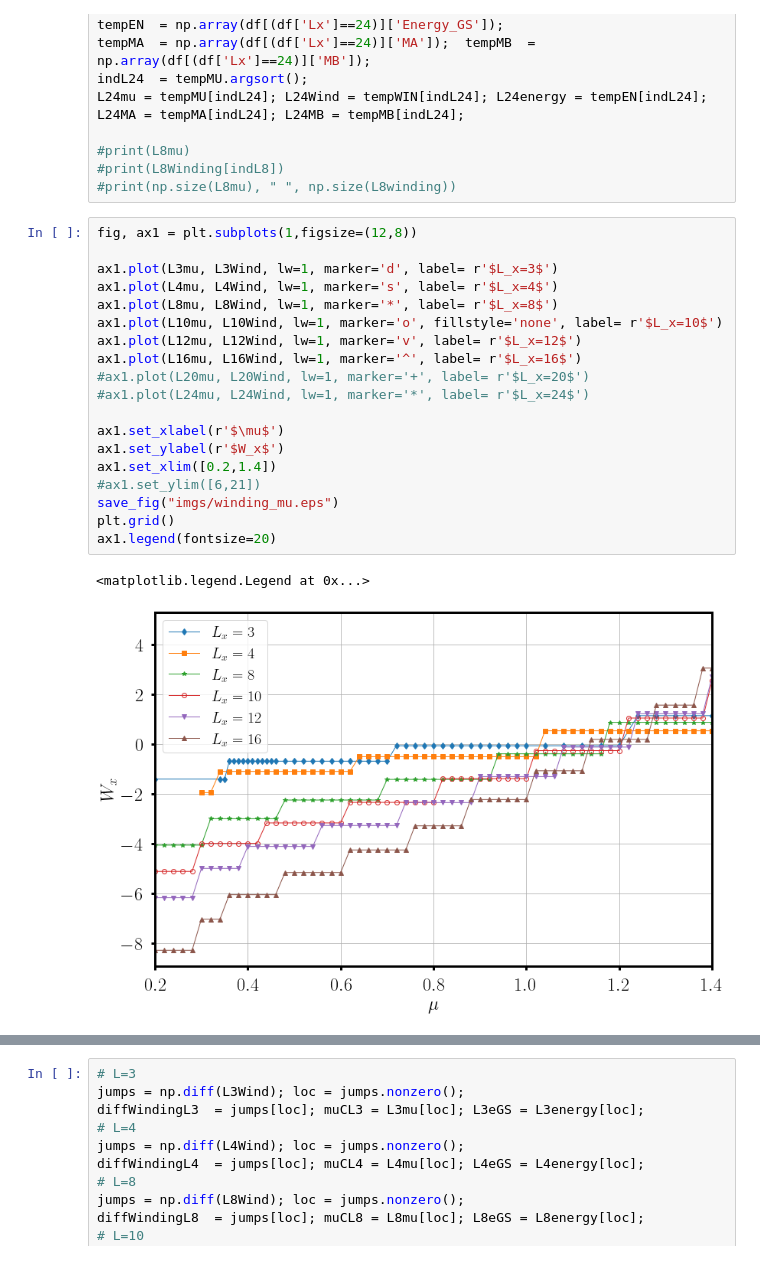
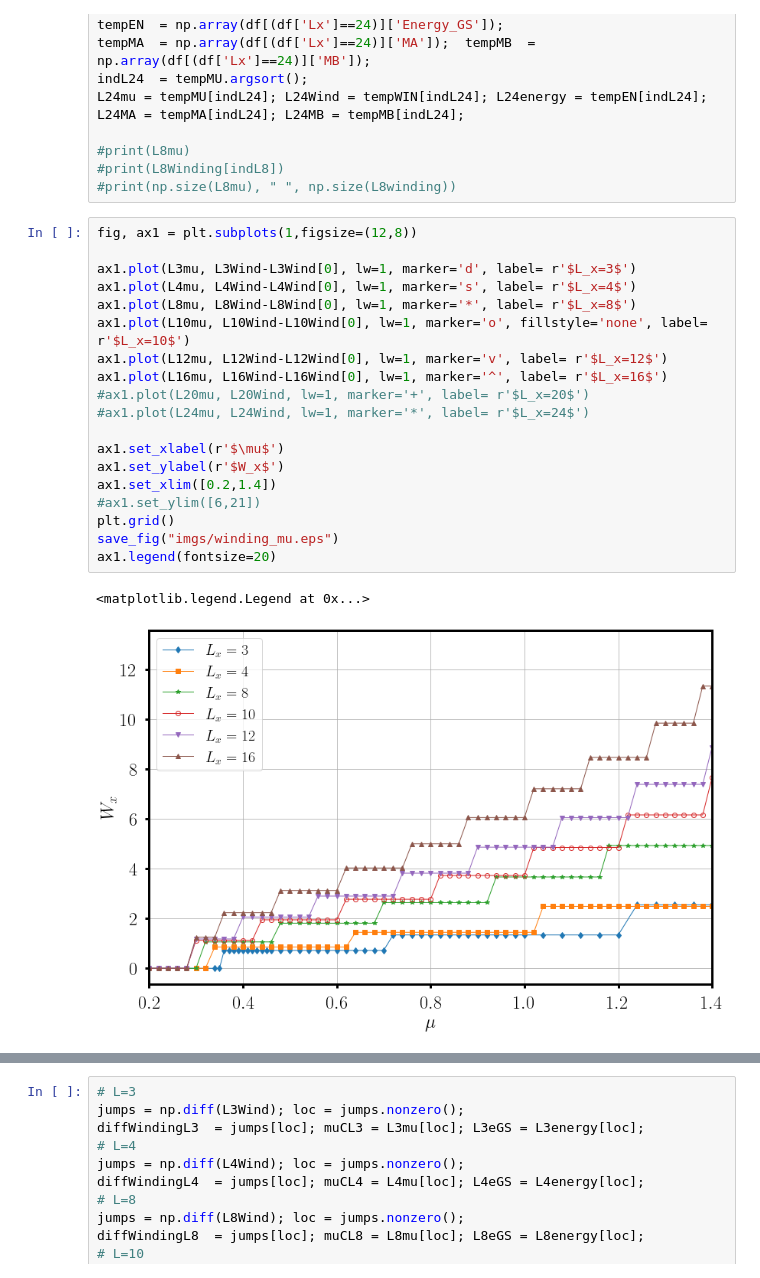
Before and after one commit to Philipp137/SquareIce, a Jupyter notebook: 06_data/DataAna_Debasish.ipynb, the cells around one changed output, grey strips where cells are left out. Cells and saved outputs as stored; diff of their text form.

Commit message:
plots

```diff
--- a/06_data/DataAna_Debasish.ipynb
+++ b/06_data/DataAna_Debasish.ipynb
@@ -127,25 +127,25 @@ L24MA = tempMA[indL24]; L24MB = tempMB[indL24];
 # %%
 fig, ax1 = plt.subplots(1,figsize=(12,8))
 
-ax1.plot(L3mu, L3Wind, lw=1, marker='d', label= r'$L_x=3$')
-ax1.plot(L4mu, L4Wind, lw=1, marker='s', label= r'$L_x=4$')
-ax1.plot(L8mu, L8Wind, lw=1, marker='*', label= r'$L_x=8$')
-ax1.plot(L10mu, L10Wind, lw=1, marker='o', fillstyle='none', label= r'$L_x=10$')
-ax1.plot(L12mu, L12Wind, lw=1, marker='v', label= r'$L_x=12$')
-ax1.plot(L16mu, L16Wind, lw=1, marker='^', label= r'$L_x=16$')
+ax1.plot(L3mu, L3Wind-L3Wind[0], lw=1, marker='d', label= r'$L_x=3$')
+ax1.plot(L4mu, L4Wind-L4Wind[0], lw=1, marker='s', label= r'$L_x=4$')
+ax1.plot(L8mu, L8Wind-L8Wind[0], lw=1, marker='*', label= r'$L_x=8$')
+ax1.plot(L10mu, L10Wind-L10Wind[0], lw=1, marker='o', fillstyle='none', label= r'$L_x=10$')
+ax1.plot(L12mu, L12Wind-L12Wind[0], lw=1, marker='v', label= r'$L_x=12$')
+ax1.plot(L16mu, L16Wind-L16Wind[0], lw=1, marker='^', label= r'$L_x=16$')
 #ax1.plot(L20mu, L20Wind, lw=1, marker='+', label= r'$L_x=20$')
 #ax1.plot(L24mu, L24Wind, lw=1, marker='*', label= r'$L_x=24$')
 
 ax1.set_xlabel(r'$\mu$')
 ax1.set_ylabel(r'$W_x$')
 ax1.set_xlim([0.2,1.4])
 #ax1.set_ylim([6,21])
+plt.grid()
 save_fig("imgs/winding_mu.eps")
-plt.grid()
 ax1.legend(fontsize=20)
 # %% [output]
 <matplotlib.legend.Legend at 0x...>
-[figure, old version]
+[figure, new version]
 # %%
 fig, (ax1,ax2,ax3) = plt.subplots(3,1,figsize=(12,8),sharex=True)
 jumps = np.diff(L16Wind); loc = jumps.nonzero();
```
Also changed, not shown: parts of 1 cell of this notebook, 5 other files.
